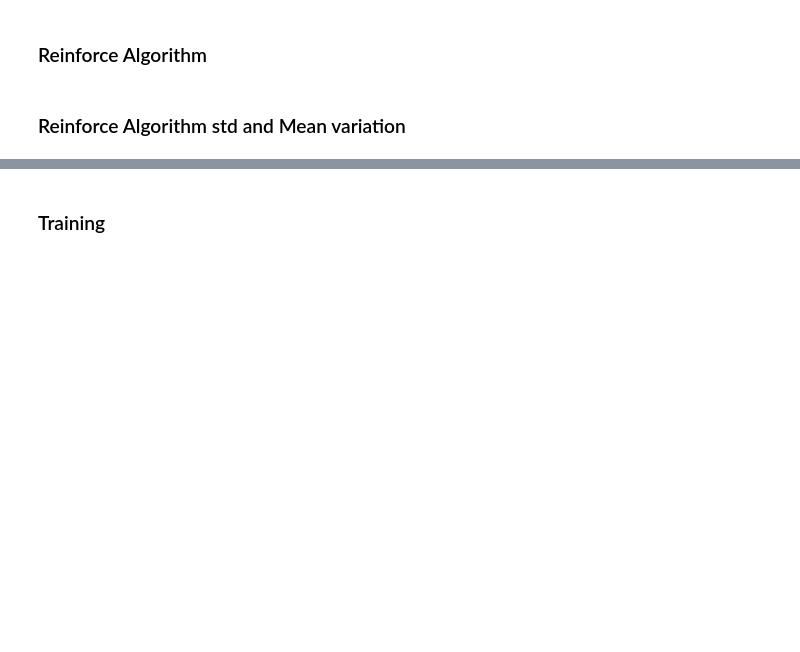
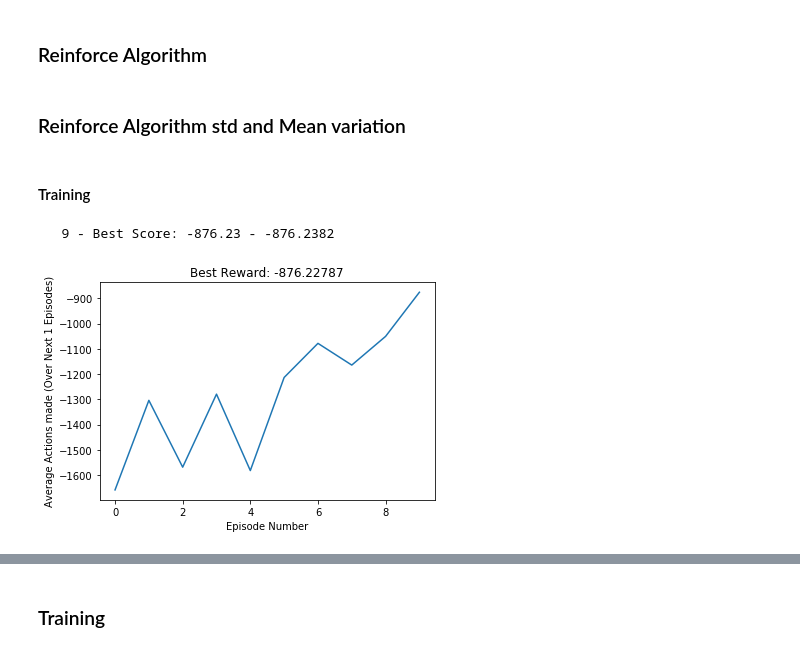
Before and after one commit to BAlmeidaS/reinforcement-learning-studies, a Jupyter notebook: pendulum/study.ipynb, the cells around one changed output, grey strips where cells are left out. Cells and saved outputs as stored; diff of their text form; code cells hidden in the pictures; blank space fills up the shorter version.

```diff
--- a/pendulum/study.ipynb
+++ b/pendulum/study.ipynb
@@ -497,3 +503,51 @@ class ReinforceAgentAdvanced():
 
         cal = state*(mean + std - action)*(-mean + std + action)/(std ** 3)
         return np.array([cal])
+# %% [markdown]
+#### Training
+# %%
+num_episodes = 10
+
+agent = ReinforceAgentAdvanced(env)
+
+best_score = -np.inf
+
+avg_scores = deque(maxlen=num_episodes)
+
+score_eval = ScoreEvaluator(1)
+
+for i in range(num_episodes):
+    score = 0
+    state = env.reset()
+    agent.reset_episode()
+
+    while True:
+        action = agent.act(state)
+        state, reward, done, _ = env.step(action)
+
+        agent.step(state, reward, done)
+
+        score += reward
+        if done:
+            score_eval.add(score)
+            print_iteaction(i, score_eval)
+            break
+
+score_eval.plot_avg_scores()
+
+state = env.reset()
+
+for i in range(2):
+    state = env.reset()
+    while True:
+        env.render()
+        agent.reset_episode()
+        action = agent.act(state)
+        state, reward, done, _ = env.step(action)
+        if done:
+            break
+
+env.close()
+# %% [output]
+   9 - Best Score: -876.23 - -876.2382
+[figure, added]
```
Also changed, not shown: parts of 10 cells of this notebook.
